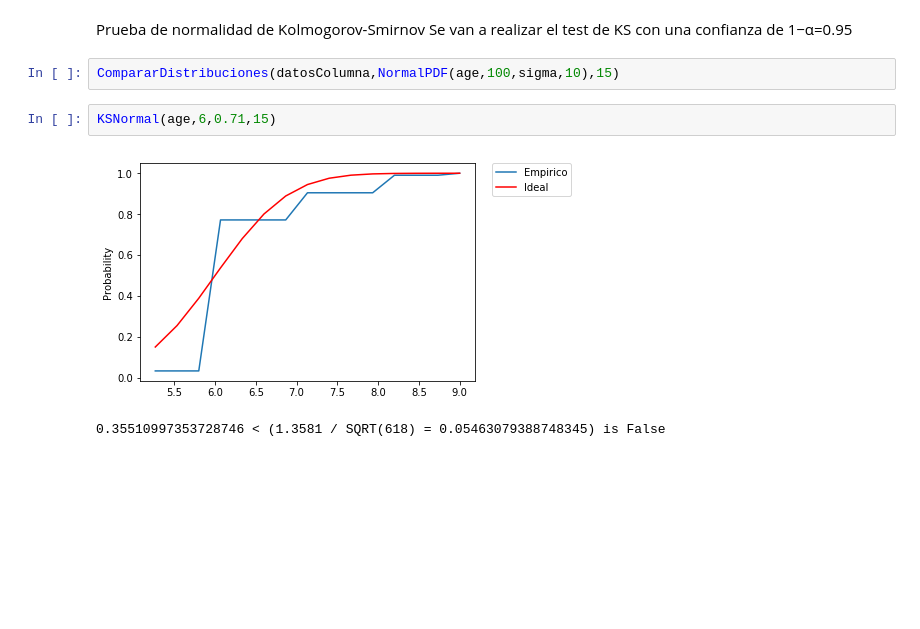
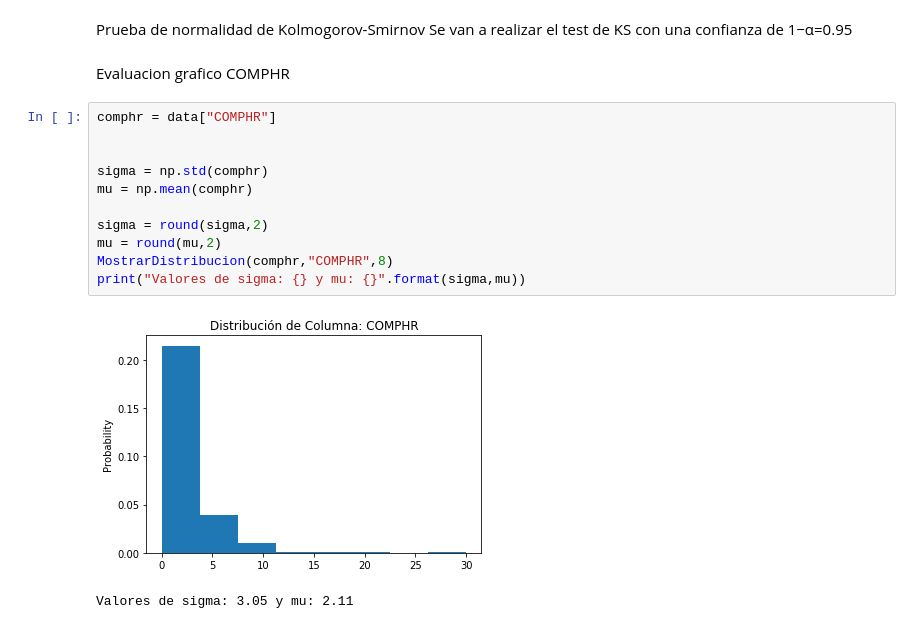
Before and after one commit to jpablofdez/DataScience, a Jupyter notebook: Estadistica/Tareas/Tarea4/Tarea_4_(1).ipynb, the cells around one changed output. Saved outputs shown, nothing was run; the diff lists cells and outputs as text; blank space fills up the shorter version.

```diff
--- a/Estadistica/Tareas/Tarea4/Tarea_4_(1).ipynb
+++ b/Estadistica/Tareas/Tarea4/Tarea_4_(1).ipynb
@@ -329,10 +315,19 @@ P(1.51 <= mu <= 2.7) = 0.95
 # %% [markdown]
 Prueba de normalidad de Kolmogorov-Smirnov
 Se van a realizar el test de KS con una confianza de  1−α=0.95
-# %%
-CompararDistribuciones(datosColumna,NormalPDF(age,100,sigma,10),15)
-# %%
-KSNormal(age,6,0.71,15)
-# %% [output]
-[figure, removed]
-0.35510997353728746 < (1.3581 / SQRT(618) = 0.05463079388748345) is False
+# %% [markdown]
+Evaluacion grafico COMPHR
+# %%
+comphr = data["COMPHR"]
+
+
+sigma = np.std(comphr)
+mu = np.mean(comphr)
+
+sigma = round(sigma,2)
+mu = round(mu,2)
+MostrarDistribucion(comphr,"COMPHR",8)
+print("Valores de sigma: {} y mu: {}".format(sigma,mu))
+# %% [output]
+[figure, added]
+Valores de sigma: 3.05 y mu: 2.11
```
Also changed, not shown: parts of 42 cells of this notebook.
